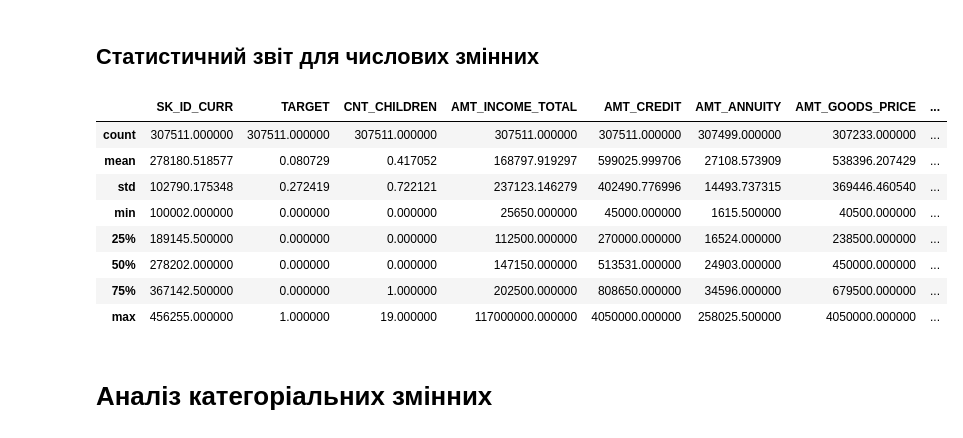
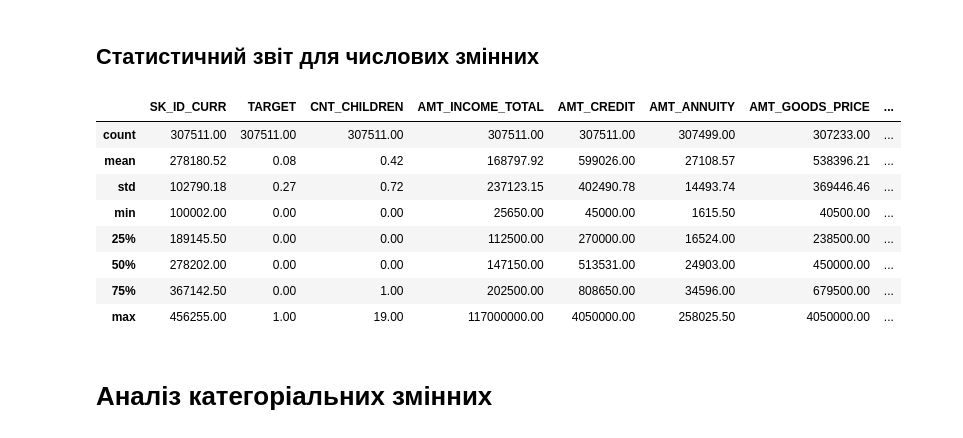
Before and after one commit to Johnny-Jackpot/python_for_ml_tasks, a Jupyter notebook: 1.2 Дослідницький аналіз даних/1_Credit_EDA.ipynb, the cells around one changed output. Saved outputs shown, nothing was run; the diff lists cells and outputs as text; code cells hidden in the pictures.

```diff
--- a/1.2 Дослідницький аналіз даних/1_Credit_EDA.ipynb
+++ b/1.2 Дослідницький аналіз даних/1_Credit_EDA.ipynb
@@ -87,17 +83,17 @@ df.shape
 # %% [markdown]
 ## Статистичний звіт для числових змінних
 # %%
-df.describe().style.set_table_styles(common_styles)
+df.describe()
 # %% [output]
 |  | SK_ID_CURR | TARGET | CNT_CHILDREN | AMT_INCOME_TOTAL | AMT_CREDIT | AMT_ANNUITY | AMT_GOODS_PRICE | ... |
-| count | 307511.000000 | 307511.000000 | 307511.000000 | 307511.000000 | 307511.000000 | 307499.000000 | 307233.000000 | ... |
-| mean | 278180.518577 | 0.080729 | 0.417052 | 168797.919297 | 599025.999706 | 27108.573909 | 538396.207429 | ... |
-| std | 102790.175348 | 0.272419 | 0.722121 | 237123.146279 | 402490.776996 | 14493.737315 | 369446.460540 | ... |
-| min | 100002.000000 | 0.000000 | 0.000000 | 25650.000000 | 45000.000000 | 1615.500000 | 40500.000000 | ... |
-| 25% | 189145.500000 | 0.000000 | 0.000000 | 112500.000000 | 270000.000000 | 16524.000000 | 238500.000000 | ... |
-| 50% | 278202.000000 | 0.000000 | 0.000000 | 147150.000000 | 513531.000000 | 24903.000000 | 450000.000000 | ... |
-| 75% | 367142.500000 | 0.000000 | 1.000000 | 202500.000000 | 808650.000000 | 34596.000000 | 679500.000000 | ... |
-| max | 456255.000000 | 1.000000 | 19.000000 | 117000000.000000 | 4050000.000000 | 258025.500000 | 4050000.000000 | ... |
+| count | 307511.00 | 307511.00 | 307511.00 | 307511.00 | 307511.00 | 307499.00 | 307233.00 | ... |
+| mean | 278180.52 | 0.08 | 0.42 | 168797.92 | 599026.00 | 27108.57 | 538396.21 | ... |
+| std | 102790.18 | 0.27 | 0.72 | 237123.15 | 402490.78 | 14493.74 | 369446.46 | ... |
+| min | 100002.00 | 0.00 | 0.00 | 25650.00 | 45000.00 | 1615.50 | 40500.00 | ... |
+| 25% | 189145.50 | 0.00 | 0.00 | 112500.00 | 270000.00 | 16524.00 | 238500.00 | ... |
+| 50% | 278202.00 | 0.00 | 0.00 | 147150.00 | 513531.00 | 24903.00 | 450000.00 | ... |
+| 75% | 367142.50 | 0.00 | 1.00 | 202500.00 | 808650.00 | 34596.00 | 679500.00 | ... |
+| max | 456255.00 | 1.00 | 19.00 | 117000000.00 | 4050000.00 | 258025.50 | 4050000.00 | ... |
 # %% [markdown]
 # Аналіз категоріальних змінних
 # %%
```
Also changed, not shown: parts of 3 cells of this notebook, 1 other file.
